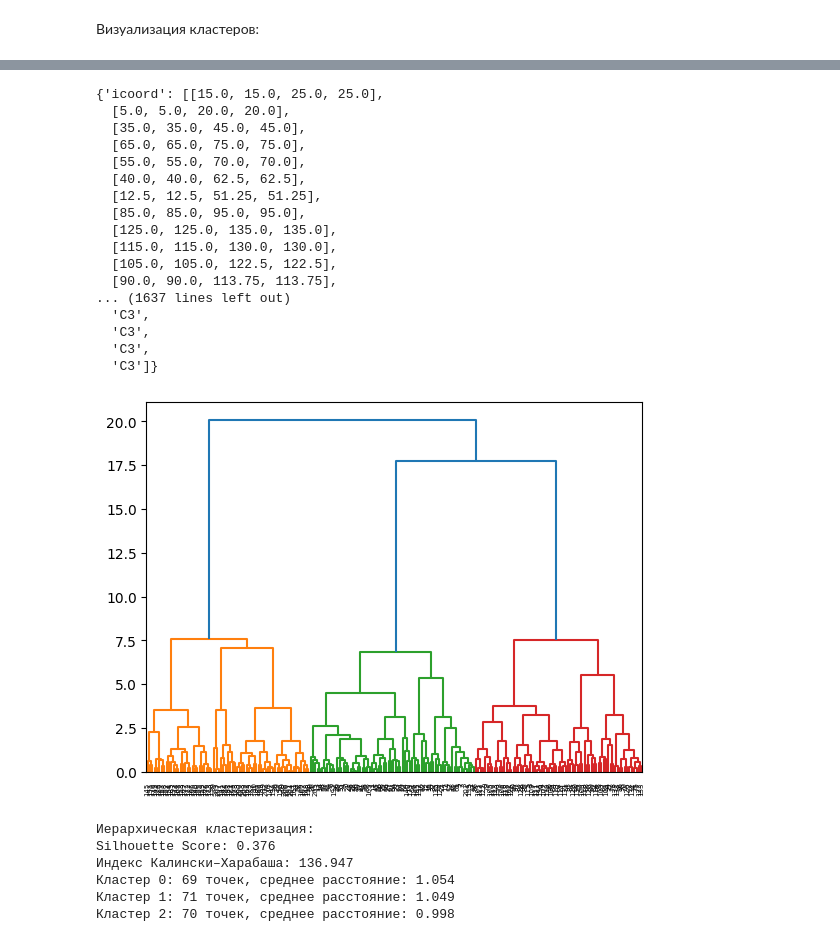
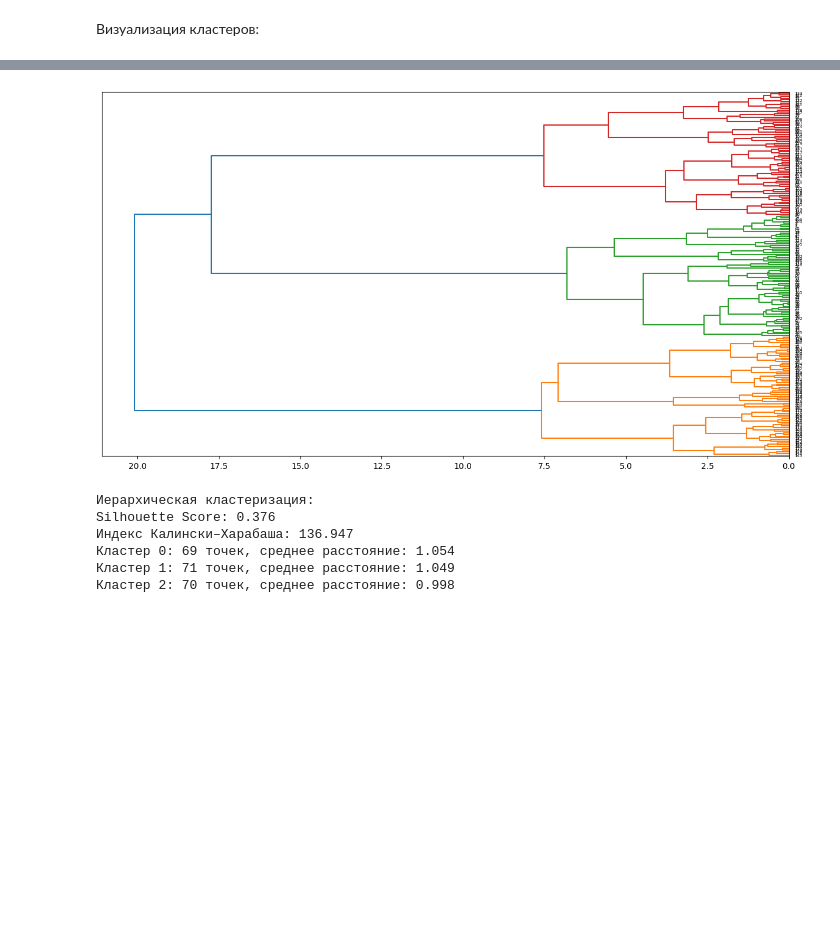
Before and after one commit to TheTangerineOwl/AIML_Lab4, a Jupyter notebook: aiml_lab4.ipynb, the cells around one changed output, grey strips where cells are left out. Cells and saved outputs as stored; diff of their text form; code cells hidden in the pictures; blank space fills up the shorter version.

```diff
--- a/aiml_lab4.ipynb
+++ b/aiml_lab4.ipynb
@@ -264,7 +265,9 @@ plt.show()
 
 Применение алгоритма K-Means для 3 кластеров:
 # %%
-kmeans = KMeans(n_clusters=3, random_state=42, n_init=10)
+num_clusters = 3
+
+kmeans = KMeans(n_clusters=num_clusters, random_state=42, n_init=10)
 kmeans_labels = kmeans.fit_predict(X_scaled)
 
 def evaluate_clustering(X, labels, method_name):
@@ -419,34 +338,19 @@ plt.show()
 # %%
 # Пример реализации
 from sklearn.cluster import AgglomerativeClustering
 from scipy.cluster.hierarchy import dendrogram, linkage
 
 # Агломеративная кластеризация
-hc = AgglomerativeClustering(n_clusters=3, linkage='ward')
+hc = AgglomerativeClustering(n_clusters=num_clusters, linkage='ward')
 tree_labels = hc.fit_predict(X_scaled)
 
 # Дендрограмма
 Z = linkage(X_scaled, method='ward')
-dendrogram(Z)
+plt.figure(figsize=(15,8))
+ax = plt.subplot(1, 1, 1)
+r = dendrogram(Z, orientation='left', ax=ax)
 # %% [output]
-{'icoord': [[15.0, 15.0, 25.0, 25.0],
-  [5.0, 5.0, 20.0, 20.0],
-  [35.0, 35.0, 45.0, 45.0],
-  [65.0, 65.0, 75.0, 75.0],
-  [55.0, 55.0, 70.0, 70.0],
-  [40.0, 40.0, 62.5, 62.5],
-  [12.5, 12.5, 51.25, 51.25],
-  [85.0, 85.0, 95.0, 95.0],
-  [125.0, 125.0, 135.0, 135.0],
-  [115.0, 115.0, 130.0, 130.0],
-  [105.0, 105.0, 122.5, 122.5],
-  [90.0, 90.0, 113.75, 113.75],
-... (1637 lines left out)
-  'C3',
-  'C3',
-  'C3',
-  'C3']}
-[figure, old version]
+[figure, new version]
 # %%
 evaluate_clustering(X_scaled, tree_labels, "Иерархическая кластеризация")
 # %% [output]
```
Also changed, not shown: parts of 12 cells of this notebook.
